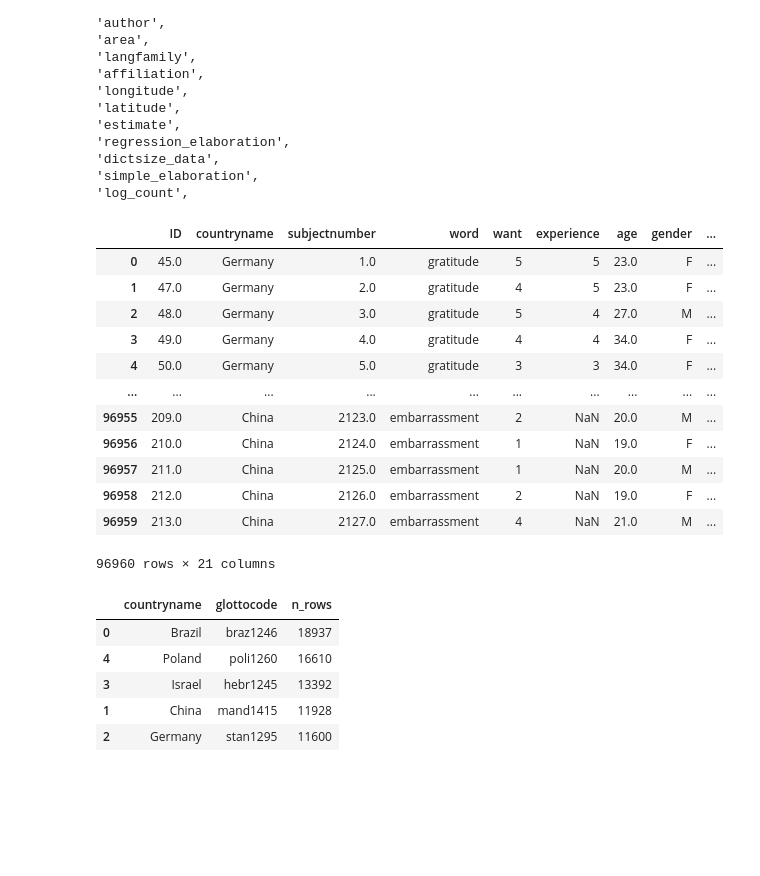
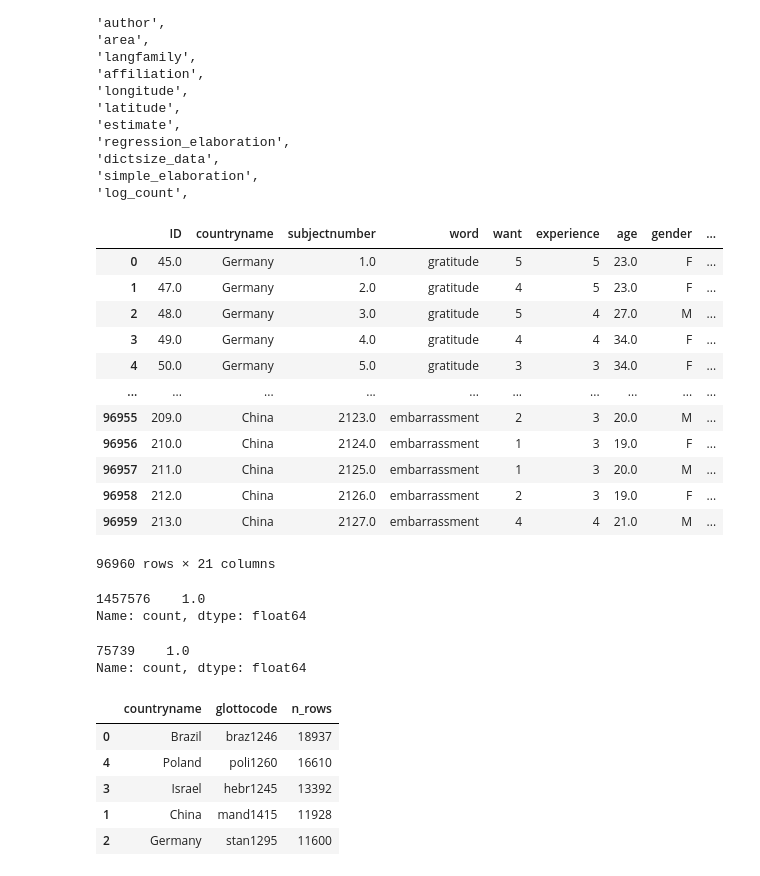
Before and after one commit to AsherKtech/hypocognition, a Jupyter notebook: notebooks/tamir.ipynb, the cells around one changed output. Saved outputs shown, nothing was run; the diff lists cells and outputs as text; code cells hidden in the pictures; blank space fills up the shorter version.

```diff
--- a/notebooks/tamir.ipynb
+++ b/notebooks/tamir.ipynb
@@ -308,7 +308,7 @@ emotion_map = {
     'Pride': 'Pride',
     'Lonlns': 'Loneliness',
     'Pleasr': 'Pleasure',
-    'orry': 'Worry',
+    'Worry': 'Worry',
     'Hope': 'Hope',
     'Despr': 'Despair',
     'Amaz': 'Amazement',
@@ -476,13 +460,13 @@ exp_long[(exp_long['countryname']=='China') & (exp_long['emotion_code']=='Embarr
 # break up the column name into two new columns, emotion and want, and a sepearte table for emotion and experience
 want_long['word'] = (
     want_long["emotion_code"]
-    .str.replace("W","",regex=False)
+    .str.replace(r".$", "", regex=True)
     .map(emotion_map)
 )
 
 exp_long['word'] = (
     exp_long["emotion_code"]
-    .str.replace("E","",regex=False)
+    .str.replace(r".$", "", regex=True)
     .map(emotion_map)
 )
 exp_long
@@ -755,39 +740,51 @@ for i in bila_nouns_full.columns:
 'simple_elaboration',
 'log_count',
 # %%
-some_info = bila_nouns_full[['id',
-'word',
-'count',
-'langname',
-'glottocode',
-'year',
-'title',
-'author',
-'regression_elaboration',
-'dictsize_data',
-'simple_elaboration',
-'log_count']].copy()
+# Merge the BILA data we care about
+some_info = bila_nouns_full[[
+    'id',
+    'word',
+    'count',
+    'langname',
+    'glottocode',
+    'year',
+    'title',
+    'author',
+    'regression_elaboration',
+    'dictsize_data',
+    'simple_elaboration',
+    'log_count']].copy()
 final_mapped = final_mapped.merge(
     some_info,
     left_on=['word', 'bila_language_name_mapping'],
     right_on=['word','langname'],
     how='left'
 )
 final_mapped
 # %% [output]
 |  | ID | countryname | subjectnumber | word | want | experience | age | gender | ... |
 | 0 | 45.0 | Germany | 1.0 | gratitude | 5 | 5 | 23.0 | F | ... |
 | 1 | 47.0 | Germany | 2.0 | gratitude | 4 | 5 | 23.0 | F | ... |
 | 2 | 48.0 | Germany | 3.0 | gratitude | 5 | 4 | 27.0 | M | ... |
 | 3 | 49.0 | Germany | 4.0 | gratitude | 4 | 4 | 34.0 | F | ... |
 | 4 | 50.0 | Germany | 5.0 | gratitude | 3 | 3 | 34.0 | F | ... |
 | ... | ... | ... | ... | ... | ... | ... | ... | ... | ... |
-| 96955 | 209.0 | China | 2123.0 | embarrassment | 2 | NaN | 20.0 | M | ... |
-| 96956 | 210.0 | China | 2124.0 | embarrassment | 1 | NaN | 19.0 | F | ... |
-| 96957 | 211.0 | China | 2125.0 | embarrassment | 1 | NaN | 20.0 | M | ... |
-| 96958 | 212.0 | China | 2126.0 | embarrassment | 2 | NaN | 19.0 | F | ... |
-| 96959 | 213.0 | China | 2127.0 | embarrassment | 4 | NaN | 21.0 | M | ... |
+| 96955 | 209.0 | China | 2123.0 | embarrassment | 2 | 3 | 20.0 | M | ... |
+| 96956 | 210.0 | China | 2124.0 | embarrassment | 1 | 3 | 19.0 | F | ... |
+| 96957 | 211.0 | China | 2125.0 | embarrassment | 1 | 3 | 20.0 | M | ... |
+| 96958 | 212.0 | China | 2126.0 | embarrassment | 2 | 3 | 19.0 | F | ... |
+| 96959 | 213.0 | China | 2127.0 | embarrassment | 4 | 4 | 21.0 | M | ... |
 96960 rows × 21 columns
+# %%
+bila_nouns_full[(bila_nouns_full['id']=="uc1.l0088545033") & (bila_nouns_full['word']== 'activation')]['count']
+# %% [output]
+1457576    1.0
+Name: count, dtype: float64
+# %%
+final_mapped[(final_mapped['id']=="uc1.l0088545033") & (final_mapped['word']== 'activation')]['count'].head(1)
+# %% [output]
+75739    1.0
+Name: count, dtype: float64
 # %%
 combo_counts(final_mapped)
 # %% [output]
```
Also changed, not shown: parts of 53 cells of this notebook.
